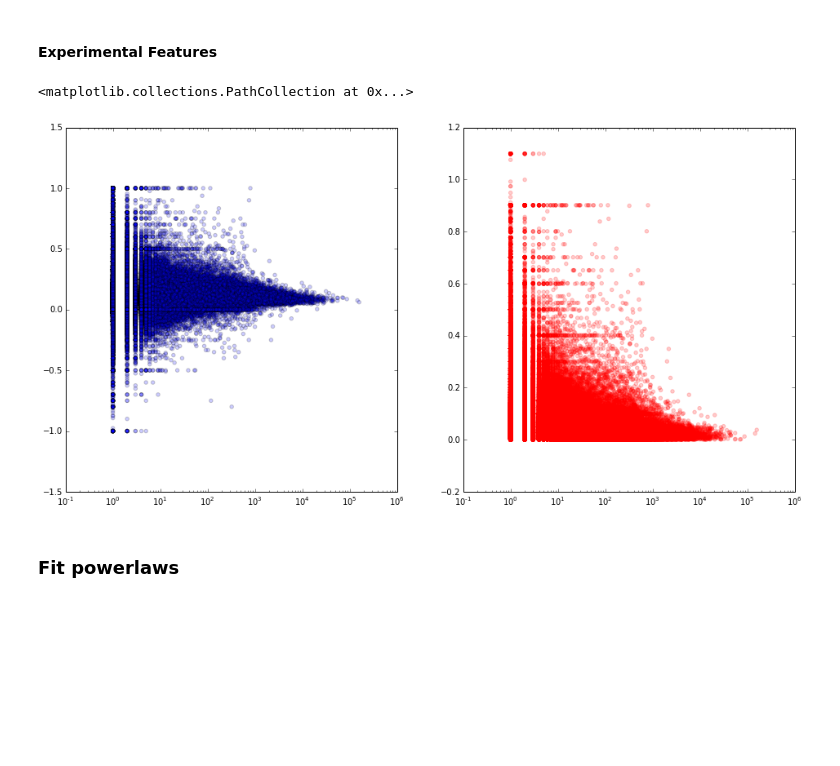
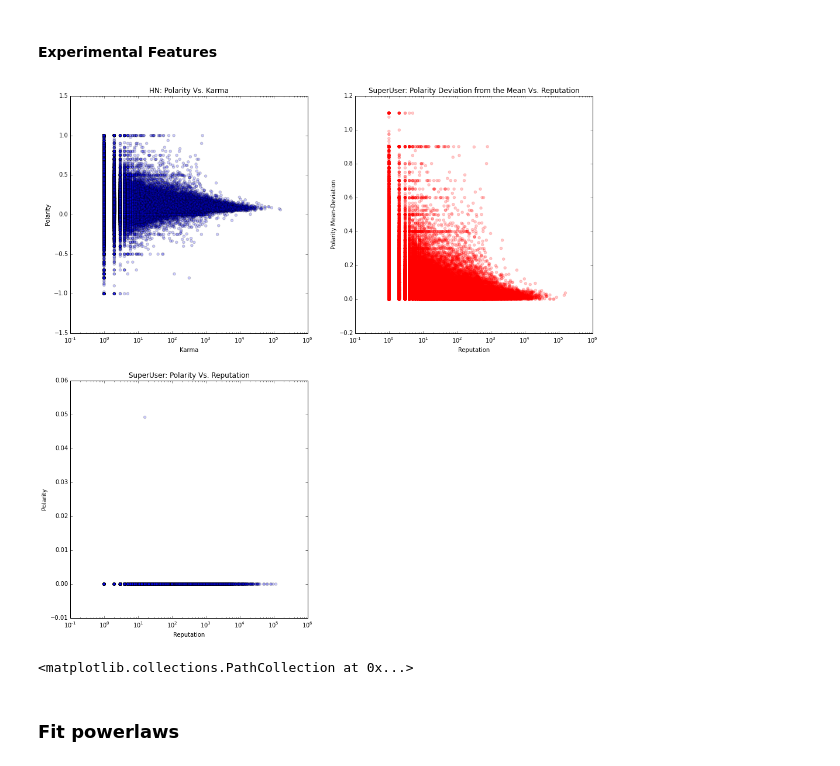
Before and after one commit to turtlesoupy/karma-prediction-cs224w, a Jupyter notebook: ipython/Karma.ipynb, the cells around one changed output. Drawn from its saved outputs; the diff is of its cells as text; code cells hidden in the pictures; blank space fills up the shorter version.

Commit message:
SU network polarity too

```diff
--- a/ipython/Karma.ipynb
+++ b/ipython/Karma.ipynb
@@ -227,12 +227,15 @@ Using cache at ../data/cache/hits-su_hits-0a365fe31f7e67cabc3151e242cc4630.pickl
 # %%
 hn_user_sentiment_dict = graph_tools.user_sentiments(hn_karma.yield_user_text(HN_DB_FILE),
                                                      cache_dir=CACHE_DIR, cache_key="hn_user_sentiment")
-hn_user_polarity = [hn_user_sentiment_dict.get(x).avg_polarity for x in hn_interaction_graph.nodes()]
+hn_user_polarity = [hn_user_sentiment_dict.get(x, graph_tools.default_sentiment).avg_polarity
+                    for x in hn_interaction_graph.nodes()]
 del hn_user_sentiment_dict
 hn_user_polarity_deviation = np.absolute(np.subtract(np.array(hn_user_polarity),
                                                       np.mean(hn_user_polarity)))
 su_user_sentiment_dict = graph_tools.user_sentiments(su_reputation.yield_user_text(SU_DB_FILE),
                                                      cache_dir=CACHE_DIR, cache_key="su_user_sentiment")
-del hn_user_sentiment_dict
+su_user_polarity = [su_user_sentiment_dict.get(x, graph_tools.default_sentiment).avg_polarity
+                    for x in su_interaction_graph.nodes()]
+del su_user_sentiment_dict
 su_user_polarity_deviation = np.absolute(np.subtract(np.array(su_user_polarity),
                                                       np.mean(su_user_polarity)))
@@ -339,17 +344,3 @@ array([[<matplotlib.axes.AxesSubplot object at 0x...>,
 [figure]
 # %% [markdown]
 #### Experimental Features
-# %%
-
-fig = plt.figure(figsize=(16, 8))
-ax = fig.add_subplot(121)
-ax.set_xscale('log')
-ax.scatter(hn_karmas, hn_user_polarity, alpha=0.2)
-
-ax = fig.add_subplot(122)
-ax.set_xscale('log')
-
-ax.scatter(hn_karmas, hn_user_polarity_deviation, alpha=0.2, color='r')
-# %% [output]
-<matplotlib.collections.PathCollection at 0x...>
-[figure, removed]
@@ -356,3 +349,36 @@ ax.scatter(hn_karmas, hn_user_polarity_deviation, alpha=0.2, color='r')
+# %%
+
+fig = plt.figure(figsize=(16, 16))
+ax = fig.add_subplot(221)
+ax.set_xscale('log')
+ax.set_ylabel("Polarity")
+ax.set_xlabel("Karma")
+ax.set_title("HN: Polarity Vs. Karma")
+ax.scatter(hn_karmas, hn_user_polarity, alpha=0.2)
+
+ax = fig.add_subplot(223)
+ax.set_xscale('log')
+ax.set_ylabel("Polarity")
+ax.set_xlabel("Reputation")
+ax.set_title("SuperUser: Polarity Vs. Karma")
+ax.scatter(su_reputations, su_user_polarity, alpha=0.2)
+
+ax = fig.add_subplot(222)
+ax.set_xscale('log')
+ax.set_ylabel("Polarity Mean-Deviation")
+ax.set_xlabel("Karma")
+ax.set_title("HN: Polarity Deviation from the Mean Vs. Karma")
+ax.scatter(hn_karmas, hn_user_polarity_deviation, alpha=0.2, color='r')
+
+ax = fig.add_subplot(224)
+ax.set_xscale('log')
+ax.set_ylabel("Polarity Mean-Deviation")
+ax.set_xlabel("Reputation")
+ax.set_title("SuperUser: Polarity Deviation from the Mean Vs. Reputation")
+ax.scatter(su_reputations, su_user_polarity_deviation, alpha=0.2, color='r')
+# %% [output]
+[figure, added]
+<matplotlib.collections.PathCollection at 0x...>
 # %% [markdown]
 ### Fit powerlaws
 # %%
```
Also changed, not shown: parts of 2 cells of this notebook, 2 other files.
